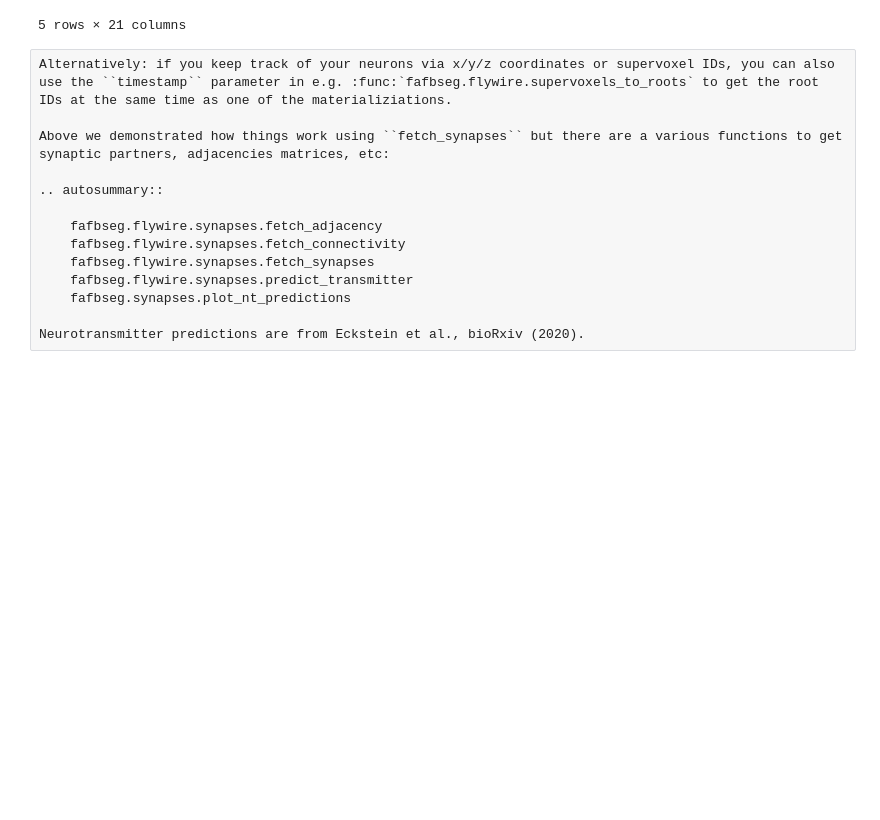
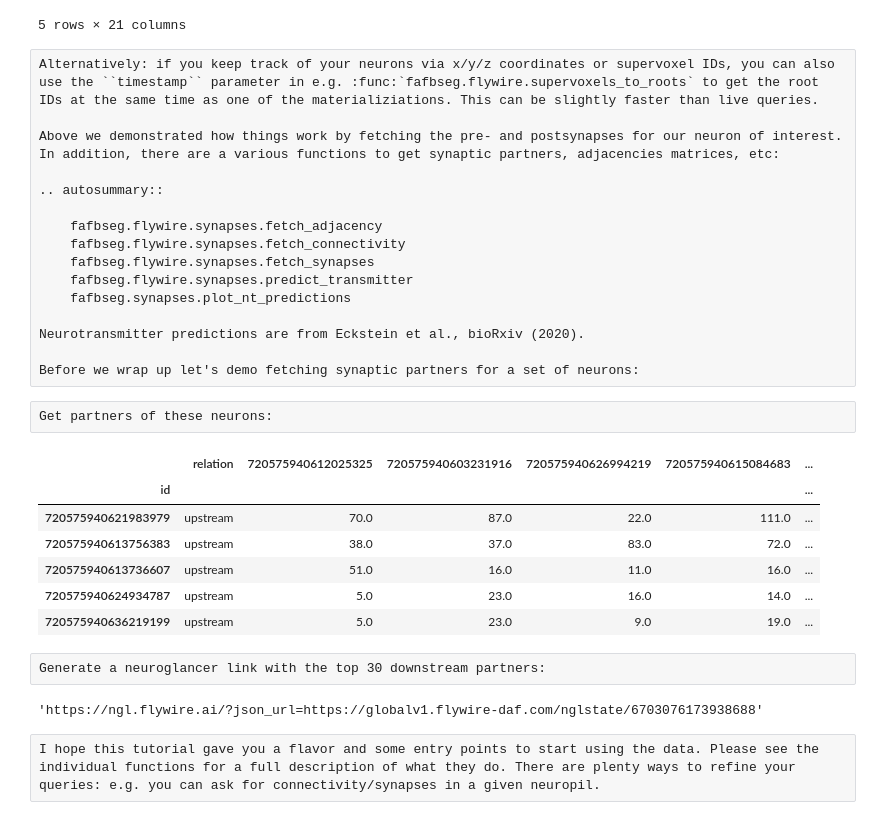
Before and after one commit to navis-org/fafbseg-py, a Jupyter notebook: docs/source/tutorials/flywire_connectivity.ipynb, the cells around one changed output. Cells and saved outputs as stored; diff of their text form; code cells hidden in the pictures; blank space fills up the shorter version.

Commit message:
docs: update connectivity tutorial + other minor improvements

```diff
--- a/docs/source/tutorials/flywire_connectivity.ipynb
+++ b/docs/source/tutorials/flywire_connectivity.ipynb
@@ -70,9 +80,9 @@ syn.head()
 | 7 | 29595725 | t | 463544 | 236552 | 34440 | 78605460726827811 | 720575940608765544 | 463516 | 236696 | 34440 | ... |
 5 rows × 21 columns
 # %% [raw]
-Alternatively: if you keep track of your neurons via x/y/z coordinates or supervoxel IDs, you can also use the ``timestamp`` parameter in e.g. :func:`fafbseg.flywire.supervoxels_to_roots` to get the root IDs at the same time as one of the materializiations.
+Alternatively: if you keep track of your neurons via x/y/z coordinates or supervoxel IDs, you can also use the ``timestamp`` parameter in e.g. :func:`fafbseg.flywire.supervoxels_to_roots` to get the root IDs at the same time as one of the materializiations. This can be slightly faster than live queries.
 
-Above we demonstrated how things work using ``fetch_synapses`` but there are a various functions to get synaptic partners, adjacencies matrices, etc:
+Above we demonstrated how things work by fetching the pre- and postsynapses for our neuron of interest. In addition, there are a various functions to get synaptic partners, adjacencies matrices, etc:
 
 .. autosummary::
 
@@ -83,3 +93,32 @@ Above we demonstrated how things work using ``fetch_synapses`` but there are a v
     fafbseg.synapses.plot_nt_predictions
 
 Neurotransmitter predictions are from Eckstein et al., bioRxiv (2020).
+
+Before we wrap up let's demo fetching synaptic partners for a set of neurons:
+# %%
+# These are current root IDs of RHS DA1 uPNs
+da1_roots = [720575940612025325,720575940603231916,720575940626994219,
+             720575940615084683,720575940628870620,720575940644963107,
+             720575940637627069,720575940633060250]
+# %% [raw]
+Get partners of these neurons:
+# %%
+cn_table = flywire.fetch_connectivity(da1_roots, style='catmaid')
+cn_table.head()
+# %% [output]
+|  | relation | 720575940612025325 | 720575940603231916 | 720575940626994219 | 720575940615084683 | ... |
+| id |  |  |  |  |  | ... |
+| 720575940621983979 | upstream | 70.0 | 87.0 | 22.0 | 111.0 | ... |
+| 720575940613756383 | upstream | 38.0 | 37.0 | 83.0 | 72.0 | ... |
+| 720575940613736607 | upstream | 51.0 | 16.0 | 11.0 | 16.0 | ... |
+| 720575940624934787 | upstream | 5.0 | 23.0 | 16.0 | 14.0 | ... |
+| 720575940636219199 | upstream | 5.0 | 23.0 | 9.0 | 19.0 | ... |
+# %% [raw]
+Generate a neuroglancer link with the top 30 downstream partners:
+# %%
+top30ds = cn_table[cn_table.relation == 'downstream'].iloc[:30]
+flywire.encode_url(segments=top30ds.index.values, open_browser=True)
+# %% [output]
+'https://ngl.flywire.ai/?json_url=https://globalv1.flywire-daf.com/nglstate/6703076173938688'
+# %% [raw]
+I hope this tutorial gave you a flavor and some entry points to start using the data. Please see the individual functions for a full description of what they do. There are plenty ways to refine your queries: e.g. you can ask for connectivity/synapses in a given neuropil.
```
Also changed, not shown: parts of 10 cells of this notebook, 3 other files.
